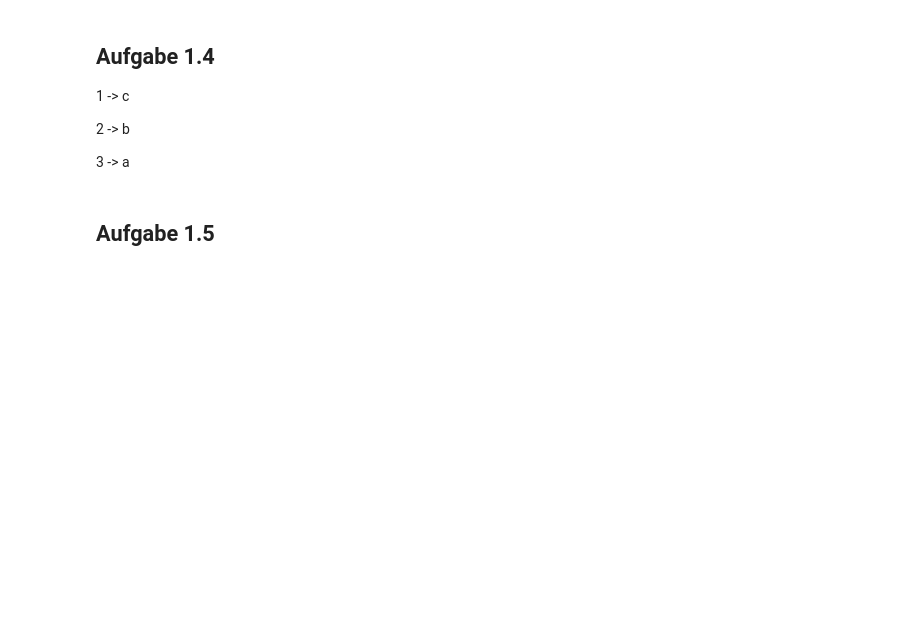
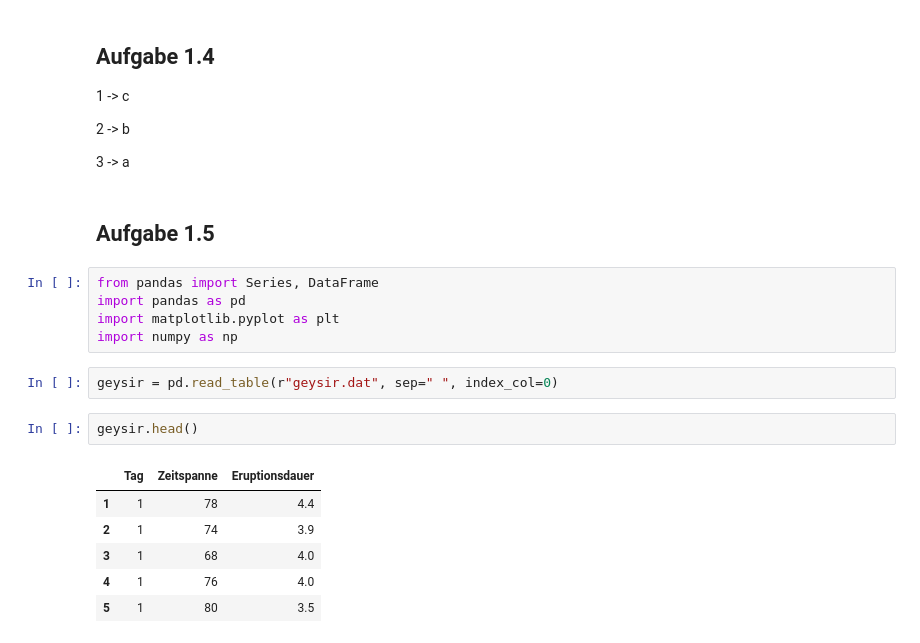
Before and after one commit to KilnOfTheSecondFlame/STAT_HS18_Exercises, a Jupyter notebook: 01_Exercise01/Exercise 01.ipynb, the cells around one changed output. Cells and saved outputs as stored; diff of their text form; blank space fills up the shorter version.

```diff
--- a/01_Exercise01/Exercise 01.ipynb
+++ b/01_Exercise01/Exercise 01.ipynb
@@ -194,3 +194,19 @@ print(std_var)
 3 -> a
 # %% [markdown]
 ## Aufgabe 1.5
+# %%
+from pandas import Series, DataFrame
+import pandas as pd
+import matplotlib.pyplot as plt
+import numpy as np
+# %%
+geysir = pd.read_table(r"geysir.dat", sep=" ", index_col=0)
+# %%
+geysir.head()
+# %% [output]
+|  | Tag | Zeitspanne | Eruptionsdauer |
+| 1 | 1 | 78 | 4.4 |
+| 2 | 1 | 74 | 3.9 |
+| 3 | 1 | 68 | 4.0 |
+| 4 | 1 | 76 | 4.0 |
+| 5 | 1 | 80 | 3.5 |
```
Also changed, not shown: parts of 6 cells of this notebook.
